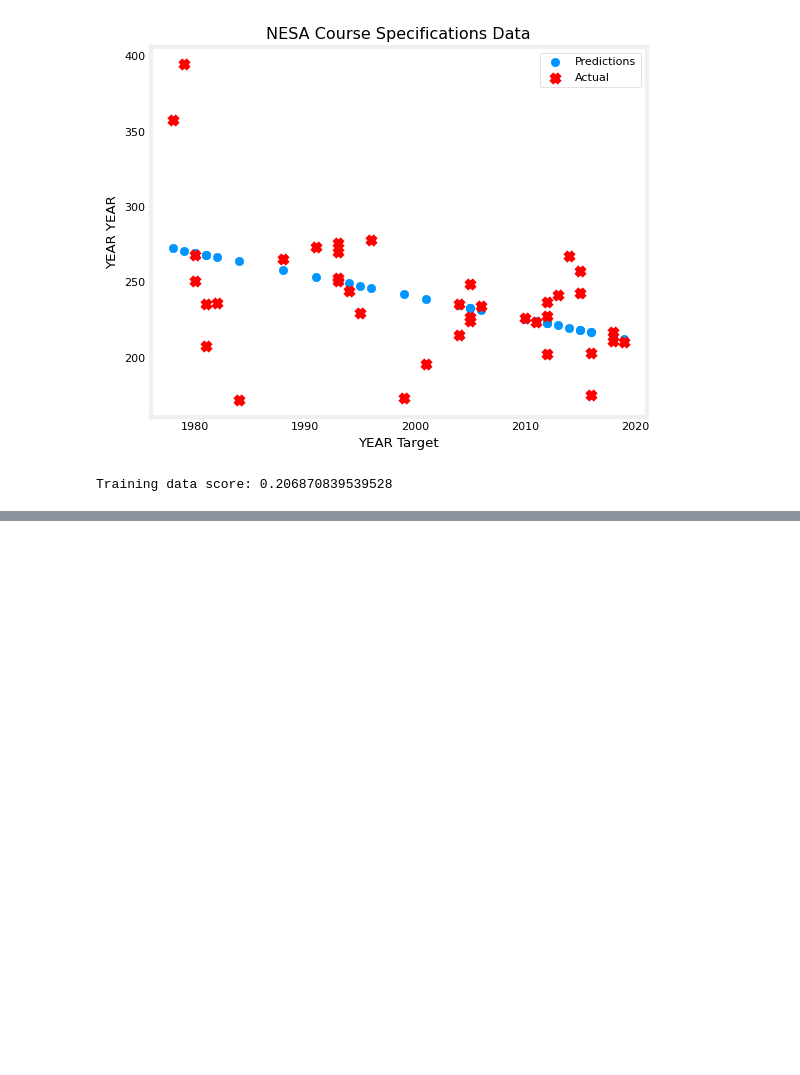
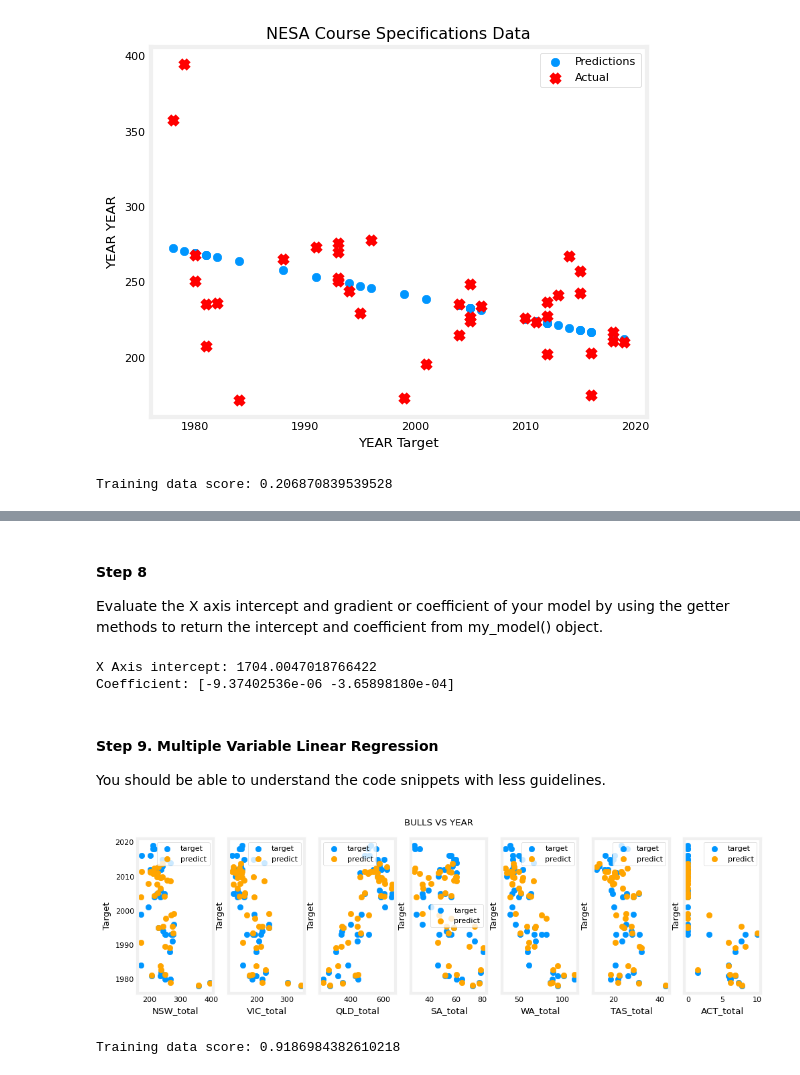
Before and after one commit to TempeHS/2025-SE-Dash-J-Task2, a Jupyter notebook: model_evaluation/model_evaluation.ipynb, the cells around one changed output, grey strips where cells are left out. Saved outputs shown, nothing was run; the diff lists cells and outputs as text; code cells hidden in the pictures; blank space fills up the shorter version.

Commit message:
added steps and added readme file

```diff
--- a/model_evaluation/model_evaluation.ipynb
+++ b/model_evaluation/model_evaluation.ipynb
@@ -41,0 +80,14 @@ Training data score: 0.206870839539528
+# %% [markdown]
+#### Step 8
+
+Evaluate the X axis intercept and gradient or coefficient of your model by using the getter methods to return the intercept and coefficient from my_model() object.
+# %%
+print(f'X Axis intercept: {model_A_pipeline.named_steps["ridgecv"].intercept_}')
+print(f'Coefficient: {model_A_pipeline.named_steps["ridgecv"].coef_}')
+# %% [output]
+X Axis intercept: 1704.0047018766422
+Coefficient: [-9.37402536e-06 -3.65898180e-04]
+# %% [markdown]
+#### Step 9. Multiple Variable Linear Regression
+
+You should be able to understand the code snippets with less guidelines.
@@ -41,0 +97,28 @@ Training data score: 0.206870839539528
+# %%
+mx_col = ['NSW_total','VIC_total','QLD_total','SA_total','WA_total','TAS_total','ACT_total']
+testing_data = pd.read_csv('model_evaluation/test_dataset.csv')
+mx_test = np.array(testing_data[mx_col])
+my_test = np.array(testing_data['YEAR'])
+# %%
+# Polynomial features and Ridge regression with cross-validation for model_C
+model_C_pipeline = make_pipeline(StandardScaler(), PolynomialFeatures(degree, include_bias=False), RidgeCV(alphas=alphas))
+model_C_pipeline.fit(mx_test, my_test)
+my_pred = model_C_pipeline.predict(mx_test)
+
+# Plot predictions and targets vs original features
+fig, ax = plt.subplots(1, len(mx_col), figsize=(12, 3), sharey=True)
+for i in range(len(ax)):
+    ax[i].scatter(mx_test[:, i], my_test, label='target')
+    ax[i].set_xlabel(mx_col[i])
+    ax[i].scatter(mx_test[:, i], my_pred, color="orange", label='predict')
+    ax[i].set_ylabel("Target")
+    ax[i].legend()
+fig.suptitle("BULLS VS YEAR")
+plt.show()
+# %% [output]
+[figure, added]
+# %%
+test_score = model_C_pipeline.score(mx_test, my_test)
+print(f'Training data score: {test_score}')
+# %% [output]
+Training data score: 0.9186984382610218
```
Also changed, not shown: parts of 5 cells of this notebook, 7 other files.
